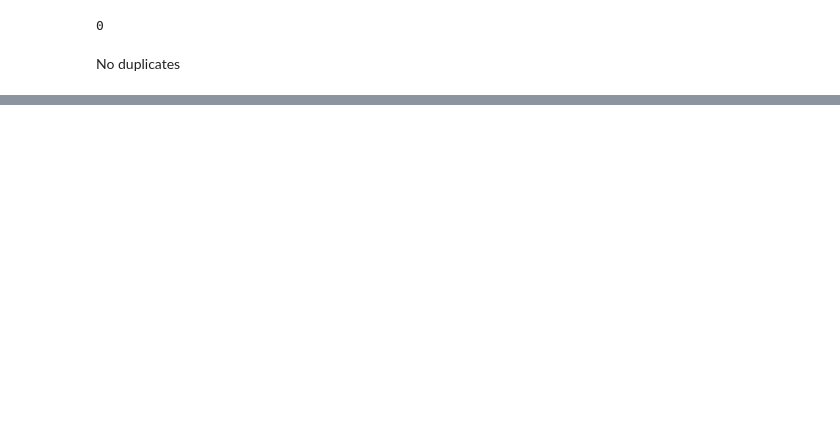
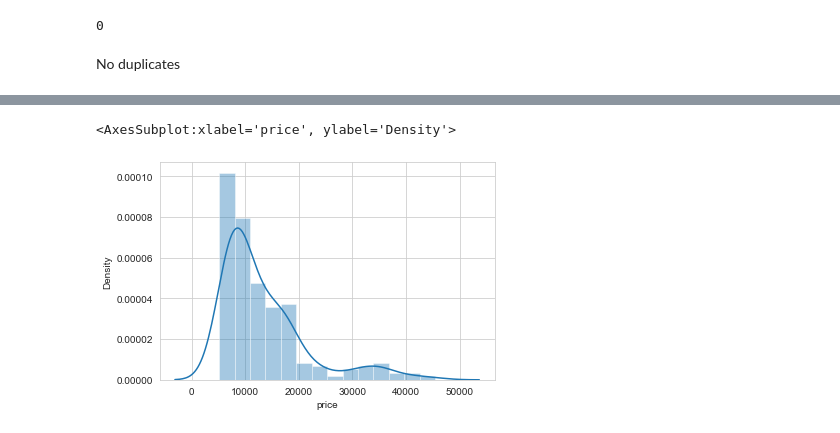
Before and after one commit to Tejasva99/DS---Lab, a Jupyter notebook: Week 3&4/Assignment 4/AS4.ipynb, the cells around one changed output, grey strips where cells are left out. Saved outputs shown, nothing was run; the diff lists cells and outputs as text; code cells hidden in the pictures; blank space fills up the shorter version.

```diff
--- a/Week 3&4/Assignment 4/AS4.ipynb
+++ b/Week 3&4/Assignment 4/AS4.ipynb
@@ -102,0 +148,5 @@ sns.pairplot(y_vars='symboling', x_vars='price', data = data, size = 6)
+# %%
+sns.distplot(data['price'])
+# %% [output]
+<AxesSubplot:xlabel='price', ylabel='Density'>
+[figure, added]
```
Also changed, not shown: parts of 78 cells of this notebook, 1 other file.
